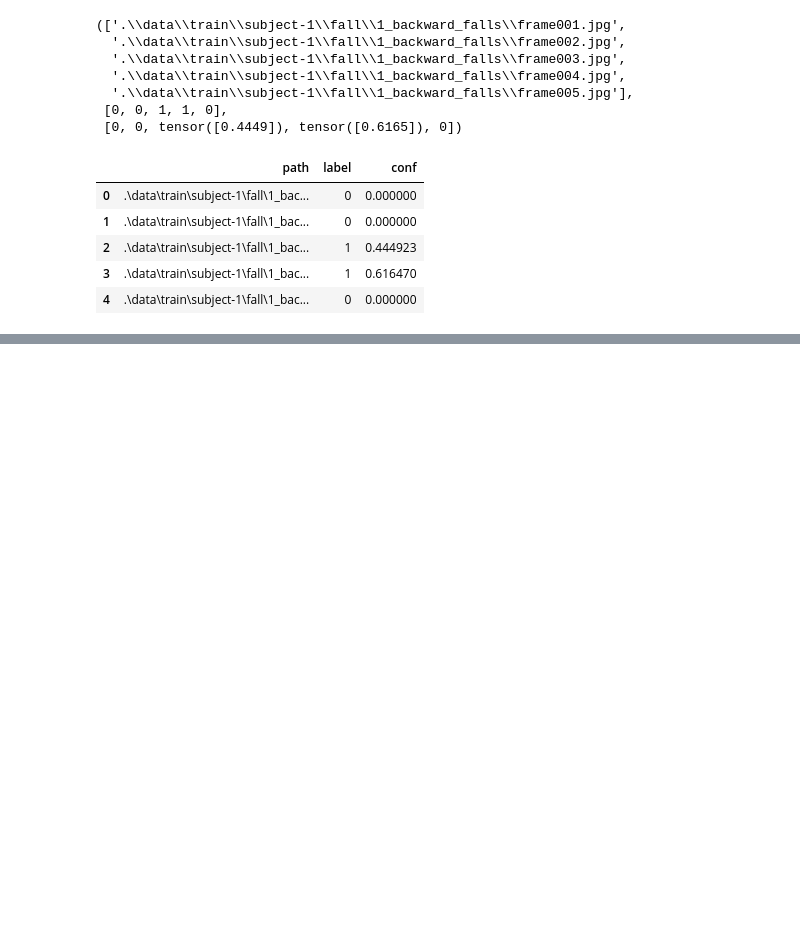
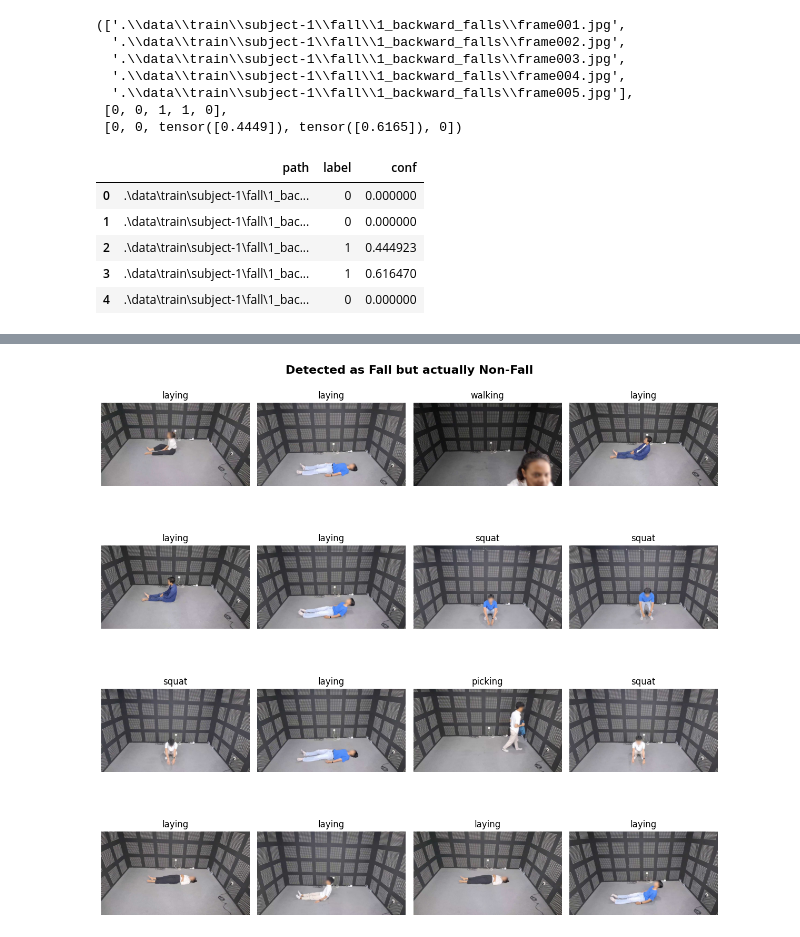
Before and after one commit to fairuztsn/human-fall-detection, a Jupyter notebook: labelling.ipynb, the cells around one changed output, grey strips where cells are left out. Saved outputs shown, nothing was run; the diff lists cells and outputs as text; code cells hidden in the pictures; blank space fills up the shorter version.

```diff
--- a/labelling.ipynb
+++ b/labelling.ipynb
@@ -91,0 +122,19 @@ data_train.to_csv(os.path.join(".", "data", "data_train.csv"), index=False)
+# %%
+fig, axes = plt.subplots(4, 4, figsize=(12, 12))
+false_positive_fall_paths = non_fall_data[non_fall_data['label'] == 1.0].sample(n=16)['path'].values
+
+for ax, file_path in zip(axes.flatten(), false_positive_fall_paths):
+    try:
+        img = Image.open(file_path)
+        ax.imshow(img)
+        ax.axis('off')
+        ax.set_title(file_path.split('\\')[-2][2:])
+    except Exception as e:
+        ax.set_title("Error")
+        ax.axis('off')
+
+plt.suptitle("Detected as Fall but actually Non-Fall", fontsize=16, fontweight='bold', y=0.95)
+plt.tight_layout()
+plt.show()
+# %% [output]
+[figure, added]
```
Also changed, not shown: parts of 11 cells of this notebook, 1 other file.
